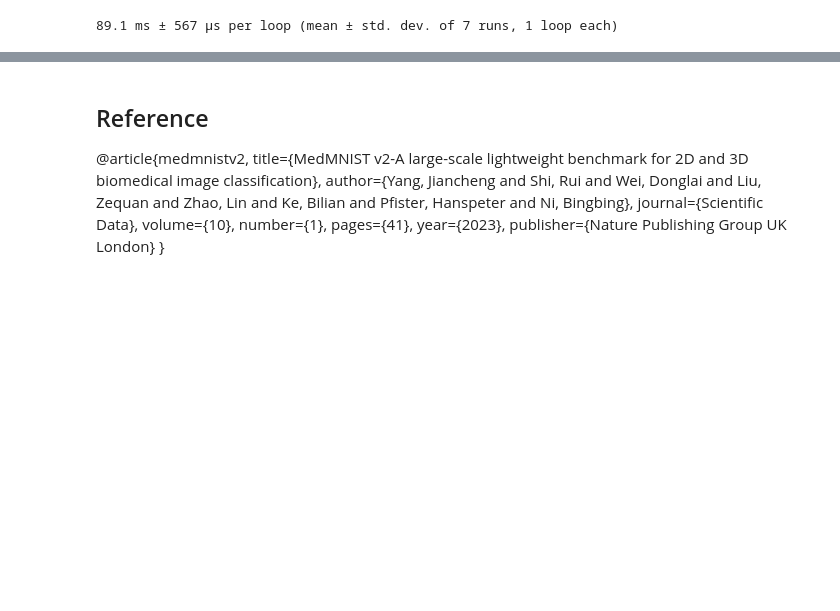
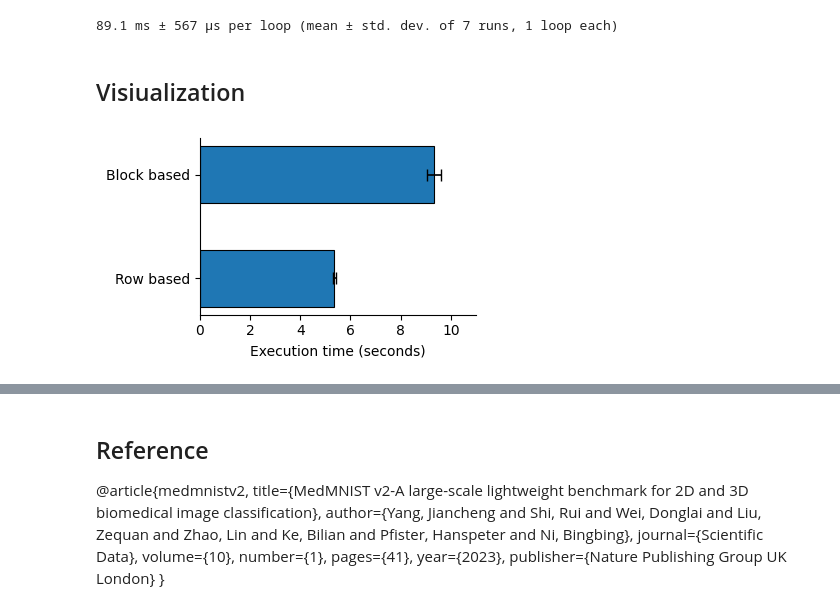
Before and after one commit to ArnaoutLab/sentropy, a Jupyter notebook: docs/performance.ipynb, the cells around one changed output, grey strips where cells are left out. Drawn from its saved outputs; the diff is of its cells as text; code cells hidden in the pictures; blank space fills up the shorter version.

Commit message:
visualization for performance

```diff
--- a/docs/performance.ipynb
+++ b/docs/performance.ipynb
@@ -134,3 +137,40 @@ sentropy(big_counts, similarity=big_sim_matrix, q=[0,1, 1.5, np.inf], measure=ME
 sentropy(big_counts, similarity=big_sim_matrix, q=[0,1, 1.5, np.inf], measure=MEASURES, backend='torch',  device='cuda')
 # %% [output]
 89.1 ms ± 567 μs per loop (mean ± std. dev. of 7 runs, 1 loop each)
+# %% [markdown]
+## Visiualization
+# %%
+import matplotlib.pyplot as plt
+import seaborn as sns
+import numpy as np
+
+methods = ["Block based", "Row based"]
+times = [9.33, 5.35]
+errors = [0.263, 0.0602]
+
+fig, ax = plt.subplots(figsize=(4, 2.5))
+
+y = np.arange(len(methods))
+
+ax.barh(
+    y,
+    times,
+    xerr=errors,
+    capsize=4,
+    height=0.55,
+    edgecolor="black",
+    linewidth=0.8,
+    error_kw={"elinewidth": 1.2}
+)
+
+ax.set_yticks(y)
+ax.set_yticklabels(methods)
+ax.set_xlabel("Execution time (seconds)")
+ax.set_xlim(0, 11)
+
+ax.invert_yaxis()
+sns.despine()
+plt.tight_layout()
+plt.savefig('row.pdf')
+# %% [output]
+[figure, added]
```
Also changed, not shown: parts of 3 cells of this notebook, 1 other file.
